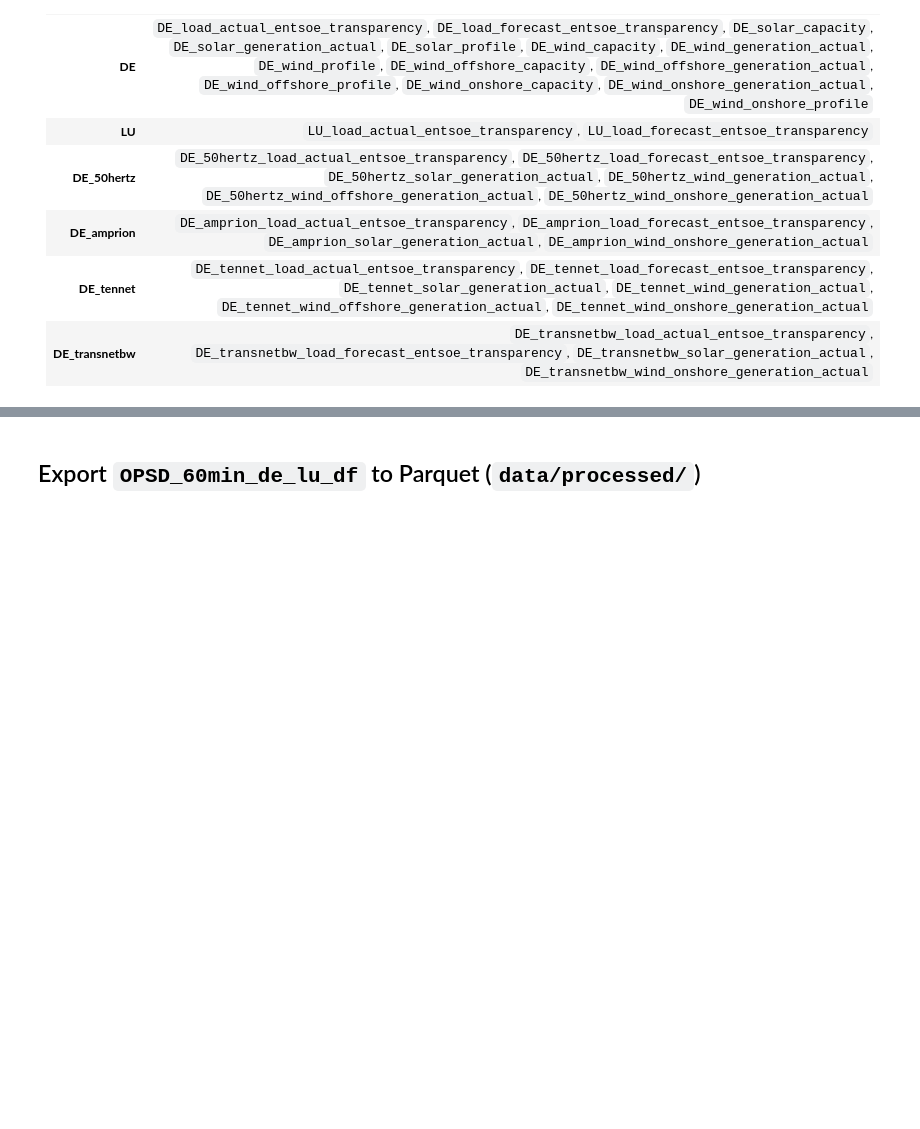
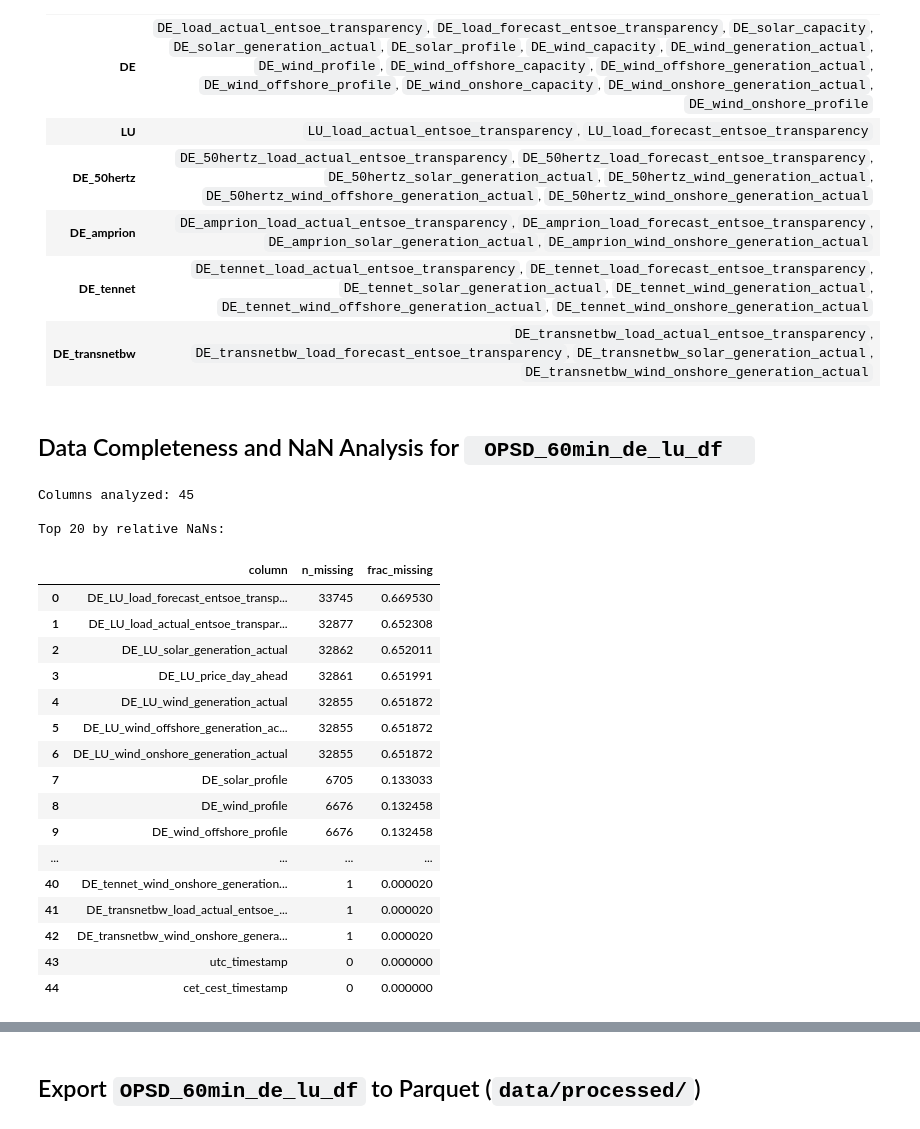
Before and after one commit to F-Skorz/electricity-demand-project, a Jupyter notebook: notebooks/01_OPSD_EDA.ipynb, the cells around one changed output, grey strips where cells are left out. Cells and saved outputs as stored; diff of their text form; code cells hidden in the pictures; blank space fills up the shorter version.

```diff
--- a/notebooks/01_OPSD_EDA.ipynb
+++ b/notebooks/01_OPSD_EDA.ipynb
@@ -250,3 +315,50 @@ Here is a view of the columns grouped by prefixes.
 | **DE_amprion** | `DE_amprion_load_actual_entsoe_transparency`, `DE_amprion_load_forecast_entsoe_transparency`, `DE_amprion_solar_generation_actual`, `DE_amprion_wind_onshore_generation_actual` |
 | **DE_tennet** | `DE_tennet_load_actual_entsoe_transparency`, `DE_tennet_load_forecast_entsoe_transparency`, `DE_tennet_solar_generation_actual`, `DE_tennet_wind_generation_actual`, `DE_tennet_wind_offshore_generation_actual`, `DE_tennet_wind_onshore_generation_actual` |
 | **DE_transnetbw** | `DE_transnetbw_load_actual_entsoe_transparency`, `DE_transnetbw_load_forecast_entsoe_transparency`, `DE_transnetbw_solar_generation_actual`, `DE_transnetbw_wind_onshore_generation_actual` |
+# %% [markdown]
+<h2> Data Completeness and NaN Analysis for <code> OPSD_60min_de_lu_df  </code> </h2>
+# %%
+# --- NaN stats → sort → tidy DataFrame (OPSD_60min_df) ---
+from pathlib import Path
+import sys, importlib
+from IPython.display import display
+
+# import module
+PROJECT_ROOT = Path.cwd().parent
+if str(PROJECT_ROOT) not in sys.path:
+    sys.path.insert(0, str(PROJECT_ROOT))
+
+from src import eda_utils
+importlib.reload(eda_utils)  # pick up latest edits
+
+df = globals().get("OPSD_60min_de_lu_df")
+if df is None:
+    print("No DataFrame named OPSD_60min_de_lu_df found. Load it first by running the preceding cells, then re-run this cell again, please.")
+else:
+    # Call with ONLY the df (all other args are keyword-only and optional)
+    opsd_60min_de_lu_nan_desc_lst, opsd_60min_de_lu_nan_df = eda_utils.build_nan_stats(df)
+
+    print(f"Columns analyzed: {len(opsd_60min_de_lu_nan_df)}")
+    print("\nTop 20 by relative NaNs:\n")
+    display(opsd_60min_de_lu_nan_df.head(45))
+# %% [output]
+Columns analyzed: 45
+
+Top 20 by relative NaNs:
+|  | column | n_missing | frac_missing |
+| 0 | DE_LU_load_forecast_entsoe_transp... | 33745 | 0.669530 |
+| 1 | DE_LU_load_actual_entsoe_transpar... | 32877 | 0.652308 |
+| 2 | DE_LU_solar_generation_actual | 32862 | 0.652011 |
+| 3 | DE_LU_price_day_ahead | 32861 | 0.651991 |
+| 4 | DE_LU_wind_generation_actual | 32855 | 0.651872 |
+| 5 | DE_LU_wind_offshore_generation_ac... | 32855 | 0.651872 |
+| 6 | DE_LU_wind_onshore_generation_actual | 32855 | 0.651872 |
+| 7 | DE_solar_profile | 6705 | 0.133033 |
+| 8 | DE_wind_profile | 6676 | 0.132458 |
+| 9 | DE_wind_offshore_profile | 6676 | 0.132458 |
+| ... | ... | ... | ... |
+| 40 | DE_tennet_wind_onshore_generation... | 1 | 0.000020 |
+| 41 | DE_transnetbw_load_actual_entsoe_... | 1 | 0.000020 |
+| 42 | DE_transnetbw_wind_onshore_genera... | 1 | 0.000020 |
+| 43 | utc_timestamp | 0 | 0.000000 |
+| 44 | cet_cest_timestamp | 0 | 0.000000 |
```
Also changed, not shown: parts of 10 cells of this notebook, 1 other file.
